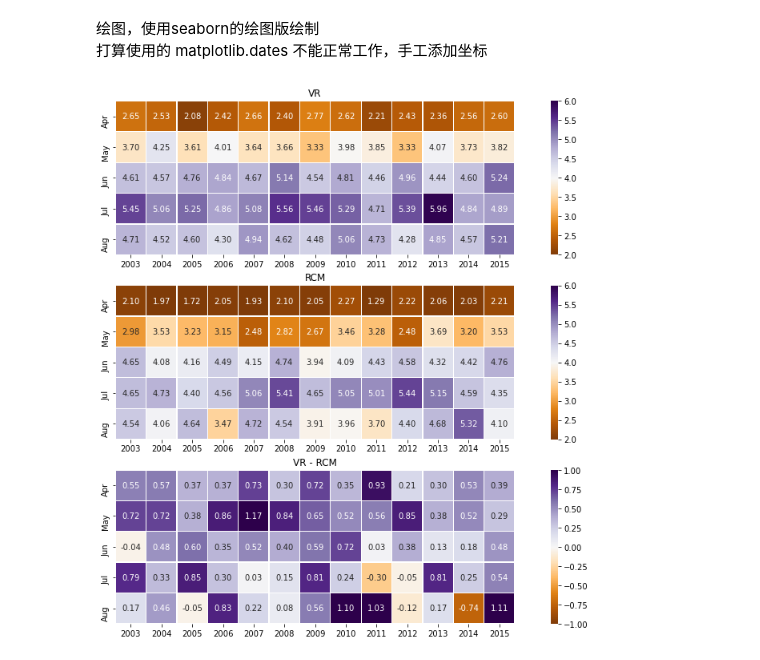
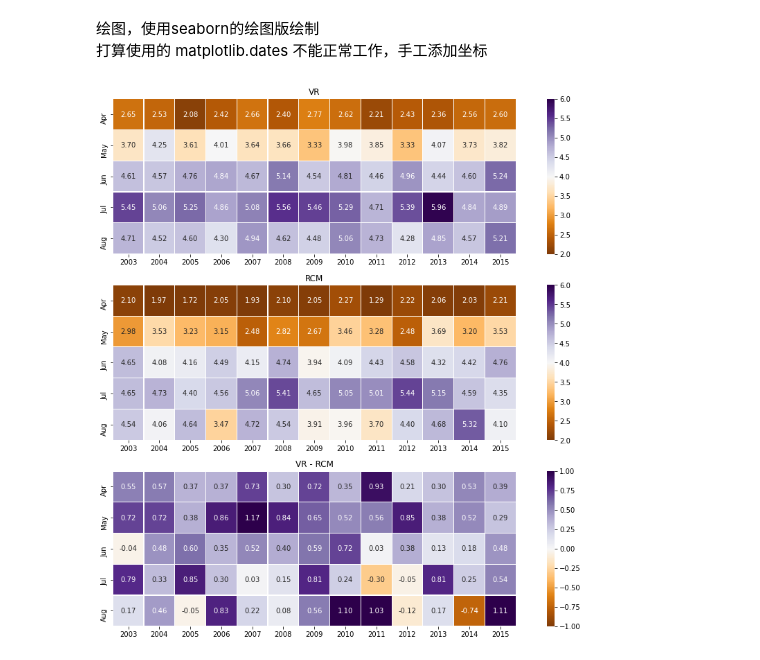
Before and after one commit to dozerlcl/MPAS_case_study, a Jupyter notebook: 92-25km_vr_rcm_postprocess/visualization/check_obs/check_cn051/pre/time_series/mon_rmsd.ipynb, the cells around one changed output. Cells and saved outputs as stored; diff of their text form; code cells hidden in the pictures.

```diff
--- a/92-25km_vr_rcm_postprocess/visualization/check_obs/check_cn051/pre/time_series/mon_rmsd.ipynb
+++ b/92-25km_vr_rcm_postprocess/visualization/check_obs/check_cn051/pre/time_series/mon_rmsd.ipynb
@@ -104,41 +104,41 @@ import matplotlib.dates as mdates
 import datetime
 import matplotlib.colors as mcolors
 # plt.figure(figsize=(14,4))
-fig,ax = plt.subplots(3,1,figsize=(16,12))
+fig,ax = plt.subplots(3,1,figsize=(16,14))
 
-# years = mdates.YearLocator()   # every year
+years = mdates.YearLocator()   # every year
 # months = mdates.MonthLocator()  # every month
-# years_fmt = mdates.DateFormatter('%y')
+years_fmt = mdates.DateFormatter('%Y')
 
 # 重新映射颜色，但其实影响不大
 norm = mcolors.Normalize(vmin=2, vmax=6)
 
-sns.heatmap(compared, ax = ax[2], vmin=-1, vmax=1 ,fmt = ".2f", square= True, xticklabels = 1,linewidths=.2, cmap="PuOr",
+sns.heatmap(compared, ax = ax[2], vmin=-1, vmax=1 ,fmt = ".2f", square= True,linewidths=.2, cmap="PuOr",
 annot=True)
-sns.heatmap(vr_pd, ax = ax[0], vmin = 2, vmax = 6 ,fmt = ".2f", square= True, xticklabels = 1,linewidths=.2, cmap="PuOr",
+sns.heatmap(vr_pd, ax = ax[0], vmin = 2, vmax = 6 ,fmt = ".2f", square= True,linewidths=.2, cmap="PuOr",
 annot=True)
-sns.heatmap(rcm_pd, ax = ax[1], vmin = 2, vmax = 6 ,fmt = ".2f", square= True, xticklabels = 1,linewidths=.2, cmap="PuOr",
+sns.heatmap(rcm_pd, ax = ax[1], vmin = 2, vmax = 6 ,fmt = ".2f", square= True,linewidths=.2, cmap="PuOr",
 annot=True)
 # ax.xticks(rotation=0)
 # ax[0].set_title("CN051")
 ax[0].set_title("VR")
 ax[1].set_title("RCM")
 ax[2].set_title("VR - RCM")
 
+# 额外的添加坐标轴的部分
 xticks = pd.date_range(datetime.datetime(2003,1,1), datetime.datetime(2015,1,1), freq='ys')
 for i in ax:
     i.set_xticklabels([x.strftime('%Y') for x in xticks]);
     # rotated every ticks
     for tick in i.get_xticklabels():
         tick.set_rotation(0)
 
 # does not work
 # ax[2].xaxis.set_major_locator(years)
+# ax[2].xaxis.set_minor_locator(years)
 # ax[2].xaxis.set_major_formatter(years_fmt)
-# ax[0].xaxis.set_major_formatter(dates.DateFormatter('%YY'))
+# ax[2].xaxis.set_minor_formatter(years_fmt)
 
-
-# fig.title("2003-2015")
-plt.savefig("./output_pic/heatplot_months_RMSD.png")
+plt.savefig("./output_pic/heatplot_months_RMSD.pdf")
 # %% [output]
-[figure, old version]
+[figure, new version]
```
Also changed, not shown: 12 other files.
